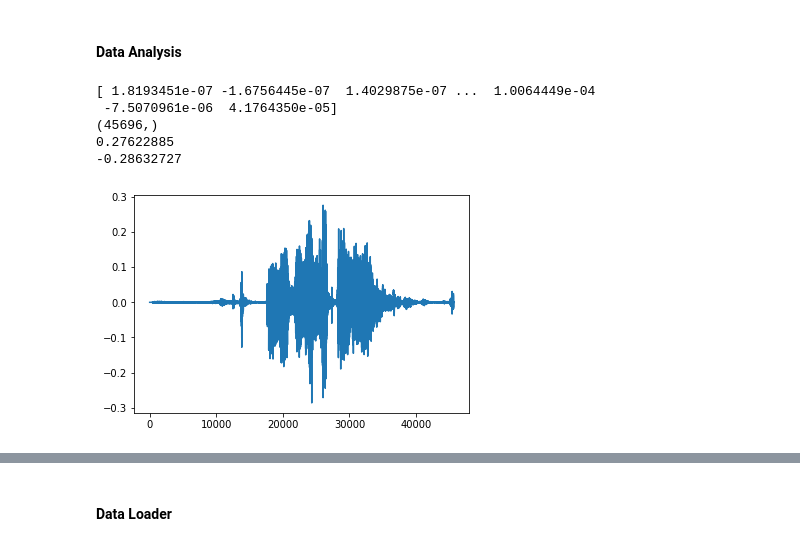
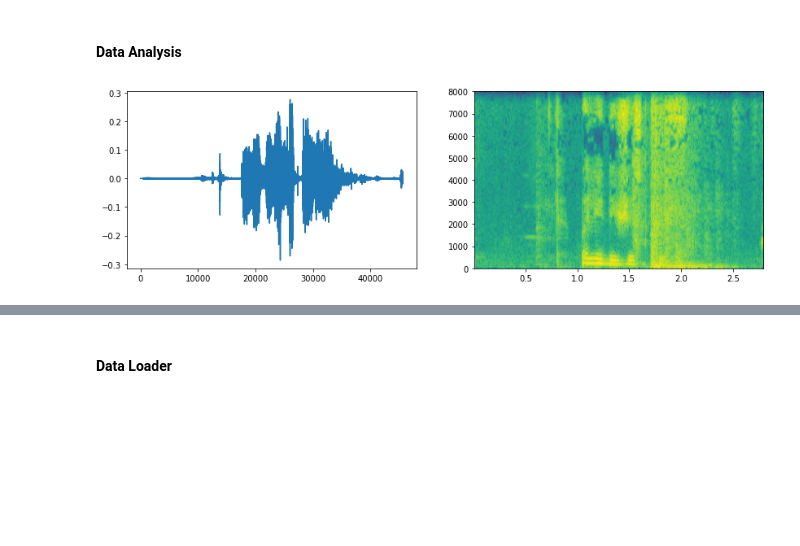
Before and after one commit to RomanEngeler1805/Zindi_AutomaticSpeechRecognition, a Jupyter notebook: Model_Zindi_ASR.ipynb, the cells around one changed output, grey strips where cells are left out. Saved outputs shown, nothing was run; the diff lists cells and outputs as text; code cells hidden in the pictures; blank space fills up the shorter version.

```diff
--- a/Model_Zindi_ASR.ipynb
+++ b/Model_Zindi_ASR.ipynb
@@ -67,22 +65,10 @@ path = 'drive/MyDrive/Colab Notebooks/'
 # %%
 # load one recording
-# audio processing: https://librosa.org/doc/main/generated/librosa.load.html
 waveform, rate = lb.load('drive/MyDrive/Colab Notebooks/data/clips/1a7b4c57ea08555e6c968cbcc8875ecf70b3df42207e9556d71f1fd40b3de915d0bae21d9fe740aa56b32ad7b3dea958168bb3a84d583b3c6d46c5d2a7c5bcbe.mp3', sr = 16000)
 
-print(waveform)
-print(waveform.shape)
-print(max(waveform))
-print(min(waveform))
+fig, ax = plt.subplots(ncols=2, figsize=(14, 4))
+ax[0].plot(waveform)
+ax[1].specgram(waveform[1000:], Fs=16000, mode='psd', scale='dB')
+plt.show()
 # %% [output]
-[ 1.8193451e-07 -1.6756445e-07  1.4029875e-07 ...  1.0064449e-04
- -7.5070961e-06  4.1764350e-05]
-(45696,)
-0.27622885
--0.28632727
+[figure, added]
-# %%
-# plot waveform
-plt.figure()
-plt.plot(waveform)
-plt.show()
-# %% [output]
-[figure, removed]
```
Also changed, not shown: parts of 48 cells of this notebook.
